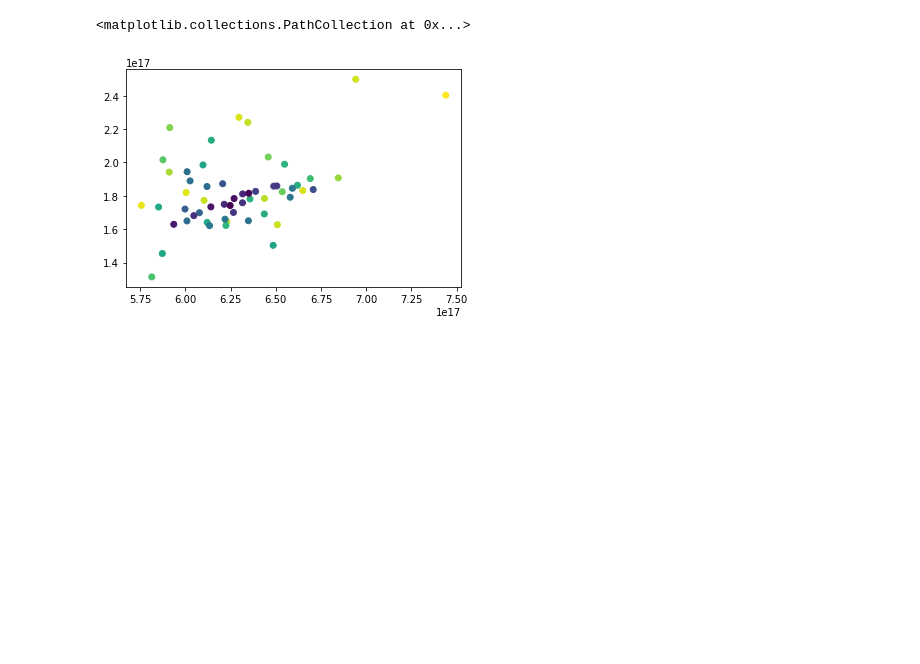
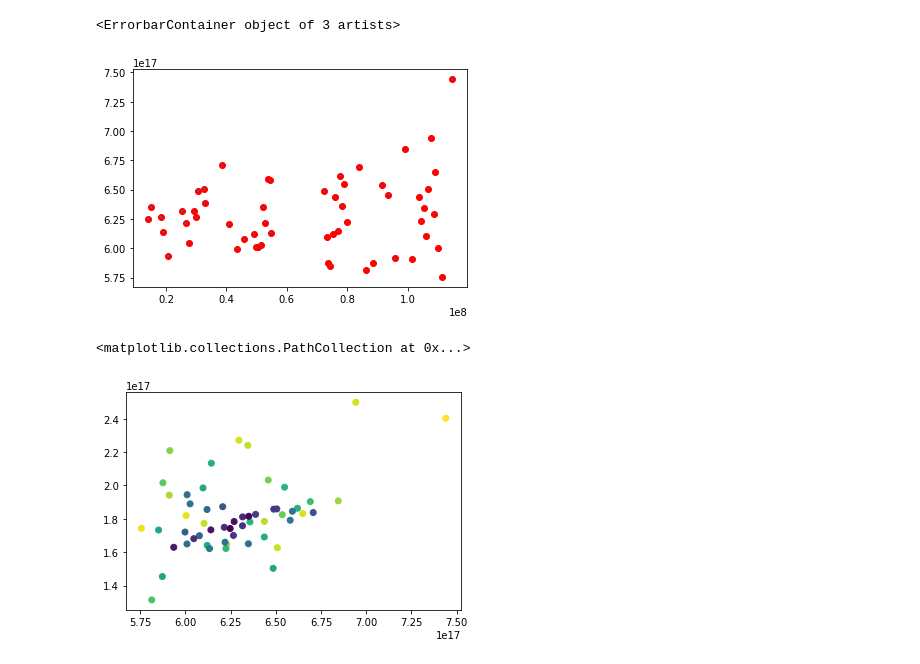
Before and after one commit to TimEwing/pluto, a Jupyter notebook: scratchpad/scratchpad.ipynb, the cells around one changed output. Cells and saved outputs as stored; diff of their text form; code cells hidden in the pictures; blank space fills up the shorter version.

```diff
--- a/scratchpad.ipynb
+++ b/scratchpad/scratchpad.ipynb
@@ -14,9 +12,18 @@ observations = utils.get_nh_observations('charon', 'NH_RED', 'NH_BLUE')
 red_counts = np.array([x['NH_RED_counts'] for x in observations])
 blue_counts = np.array([x['NH_BLUE_counts'] for x in observations])
 ranges = np.array([x['obs_to_target'] for x in observations])
+
+red_err = red_counts * (ranges+12000)**2 - red_counts * ranges**2
+blue_err = blue_counts * (ranges+12000)**2 - blue_counts * ranges**2
 # %%
 red_counts_norm = red_counts * ranges**2
 blue_counts_norm = blue_counts * ranges**2
+# %%
+plt.scatter(ranges, red_counts_norm, c='red')
+plt.errorbar(ranges, red_counts_norm, yerr=red_err, linestyle="None")
+# %% [output]
+<ErrorbarContainer object of 3 artists>
+[figure, added]
 # %%
 plt.scatter(red_counts_norm, blue_counts_norm, c=ranges)
 # %% [output]
```
Also changed, not shown: parts of 1 cell of this notebook, 1 other file.
